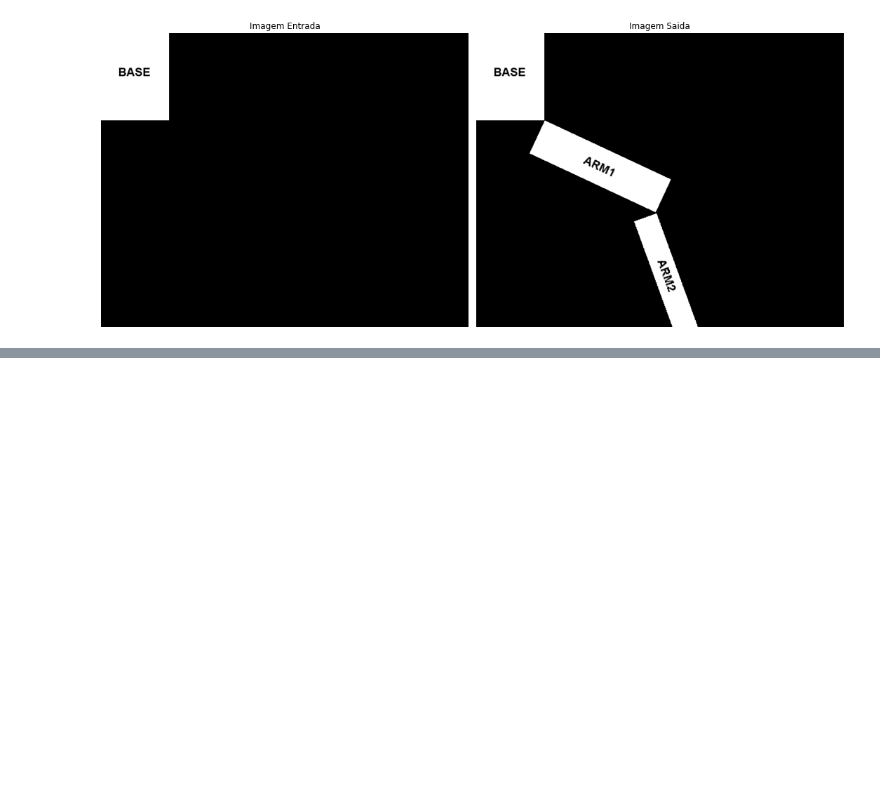
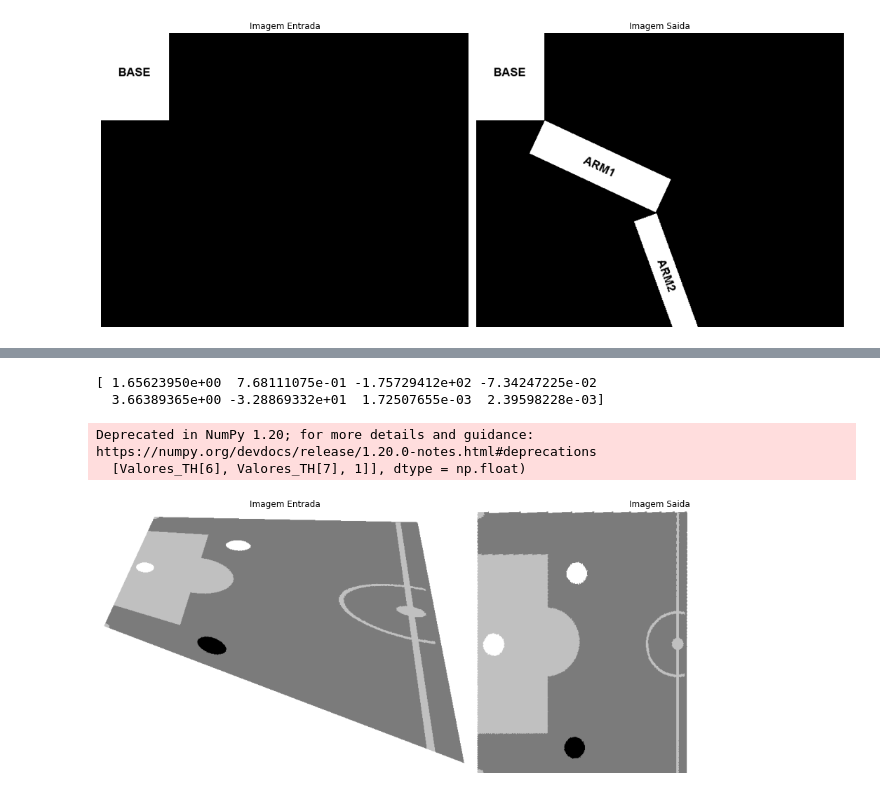
Before and after one commit to fekurita/MachineVision, a Jupyter notebook: APS2/APS2.ipynb, the cells around one changed output, grey strips where cells are left out. Saved outputs shown, nothing was run; the diff lists cells and outputs as text; code cells hidden in the pictures; blank space fills up the shorter version.

```diff
--- a/APS2/APS2.ipynb
+++ b/APS2/APS2.ipynb
@@ -376,0 +396,55 @@ cv2.destroyAllWindows()
+# %%
+Matriz_XY = [[101,11,1,0,0,0,-101*0,-11*0],
+             [600,21,1,0,0,0,-600*400,-21*400],
+             [690,478,1,0,0,0,-690*400,-478*400],
+             [5,218,1,0,0,0,-5*0,-218*0],
+             [0,0,0,101,11,1,-101*0,-11*0],
+             [0,0,0,600,21,1,-600*0,-21*0],
+             [0,0,0,690,478,1,-690*500,-478*500],
+             [0,0,0,5,218,1,-5*500,-218*500]]
+Matriz_XY_inv=np.linalg.inv(Matriz_XY)
+
+Matriz_UV = [0,400,400,0,0,0,500,500]
+
+Valores_TH=np.matmul(Matriz_XY_inv,Matriz_UV) # calculo do vetor coluna P1 (u,v,1)
+
+print(Valores_TH)
+
+TH = np.array( [[Valores_TH[0], Valores_TH[1], Valores_TH[2]],
+    [Valores_TH[3], Valores_TH[4], Valores_TH[5]],
+    [Valores_TH[6], Valores_TH[7], 1]], dtype = np.float)
+
+(h, w) = Fig_Campo_1.shape
+def TransProject(TH,img):
+
+    TH_inv=np.linalg.inv(TH)
+    img_out = np.ones( (h,w), dtype = np.uint8) * 255
+    for u in range(w): # varrendo as colunas (horizontais), o que corresponde a X
+        for v in range(h): # varrendo as linhas (verticais), o que corresponde a Y
+            p1=np.array([ [u], [v], [1] ]) # montagem do vetor coluna P0 (x,y,1)
+            p0=np.matmul(TH_inv,p1) # calculo do vetor coluna P1 (u,v,1)
+            x=int(p0[0]/p0[2])
+            y=int(p0[1]/p0[2])
+            if (x>=0) and (x<w) and (y>=0) and (y<h):
+                img_out[v,u] = img[y,x] #--> Y e V sao as linhas; X e U sao as colunas
+    return img_out
+
+
+plt.figure(figsize=(15,10))
+plt.subplot(1,2,1)
+plt.imshow(Fig_Campo_1, cmap='gray')
+plt.title('Imagem Entrada')
+plt.axis('off')
+
+plt.subplot(1,2,2)
+plt.imshow(TransProject(TH,Fig_Campo_1), cmap='gray')
+plt.title('Imagem Saida')
+plt.axis('off')
+plt.tight_layout()
+plt.show()
+# %% [output]
+[ 1.65623950e+00  7.68111075e-01 -1.75729412e+02 -7.34247225e-02
+  3.66389365e+00 -3.28869332e+01  1.72507655e-03  2.39598228e-03]
+Deprecated in NumPy 1.20; for more details and guidance: https://numpy.org/devdocs/release/1.20.0-notes.html#deprecations
+  [Valores_TH[6], Valores_TH[7], 1]], dtype = np.float)
+[figure, added]
```
Also changed, not shown: parts of 3 cells of this notebook.
